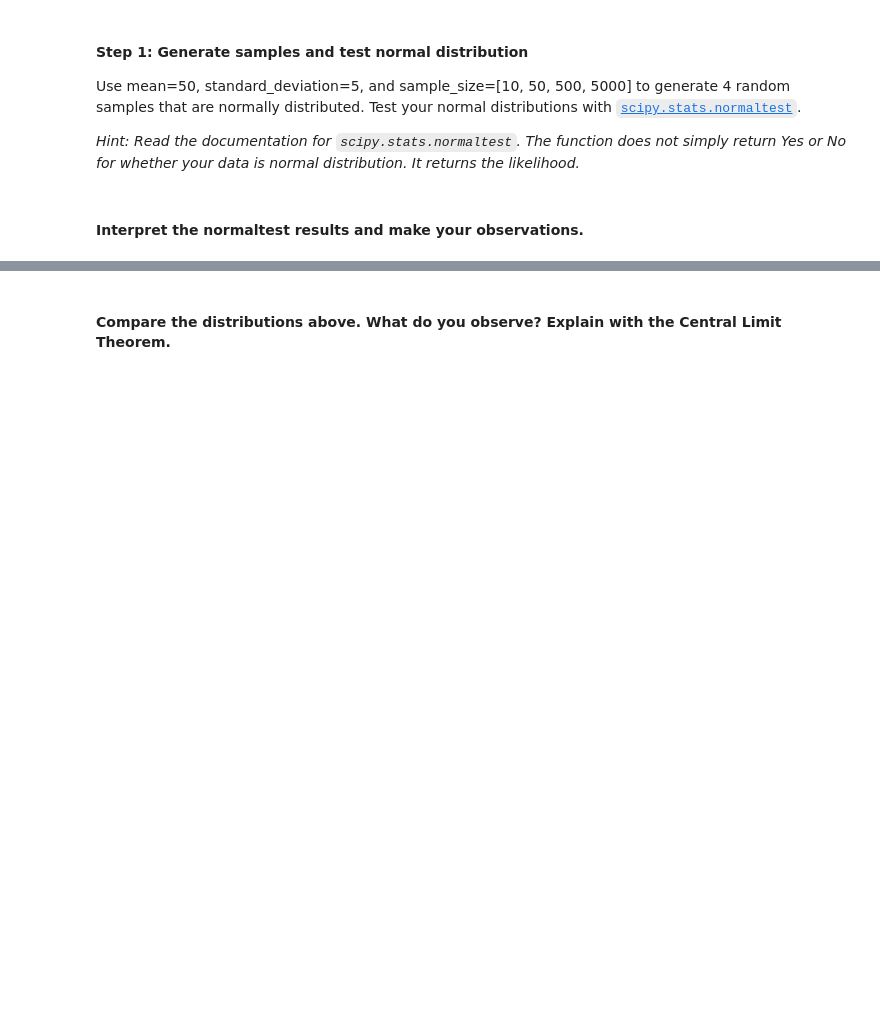
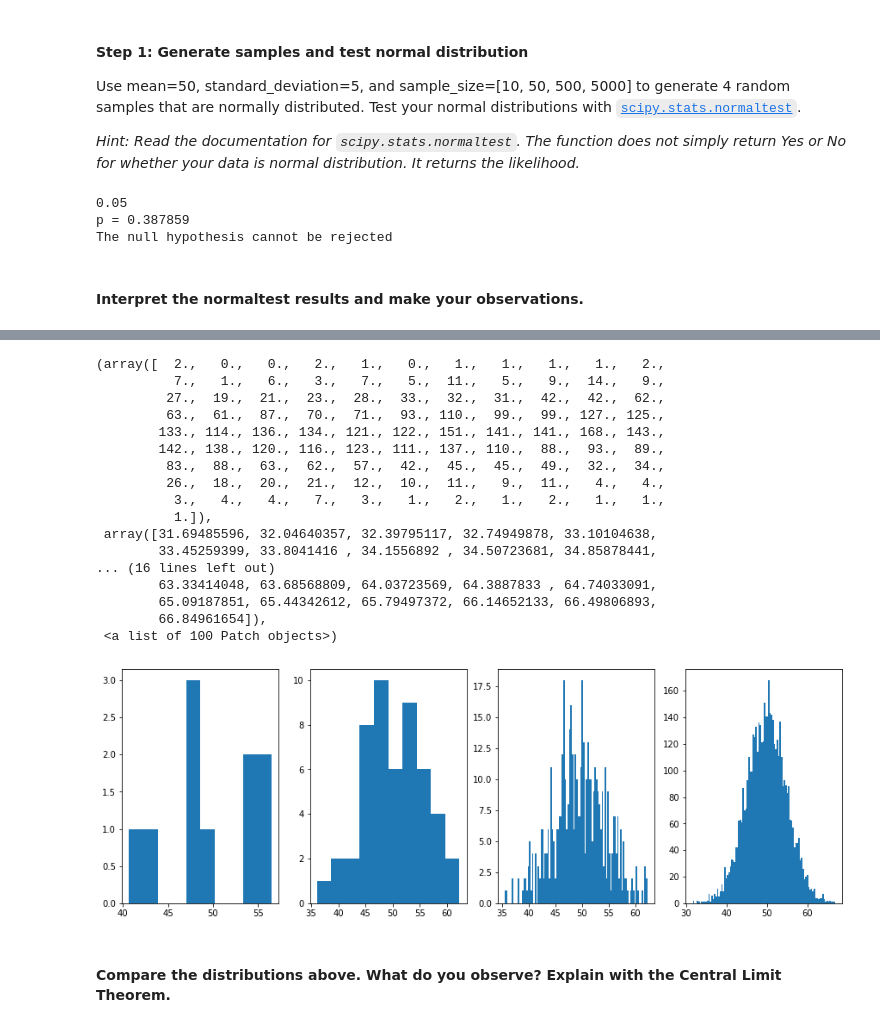
Before and after one commit to ironhack-datalabs/datamad0120, a Jupyter notebook: module-2/lab-probability-distribution/your_code/main.ipynb, the cells around one changed output, grey strips where cells are left out. Drawn from its saved outputs; the diff is of its cells as text; code cells hidden in the pictures; blank space fills up the shorter version.

```diff
--- a/module-2/lab-probability-distribution/your_code/main.ipynb
+++ b/module-2/lab-probability-distribution/your_code/main.ipynb
@@ -19,2 +22,23 @@ Use mean=50, standard_deviation=5, and sample_size=[10, 50, 500, 5000] to genera
+# %%
+from scipy import stats
+
+a = np.random.normal(size=10 , loc=50 , scale=5 )
+b = np.random.normal(size=50 , loc=50 , scale=5 )
+c = np.random.normal(size=500 , loc=50 , scale=5 )
+d = np.random.normal(size=5000 , loc=50 , scale=5 )
+x = np.concatenate((a, b,c,d))
+k2, p = stats.normaltest(x)
+alpha = 0.05
+print(alpha)
+print("p = {:g}".format(p))
+
+if p < alpha:  # null hypothesis: x comes from a normal distribution
+     print("The null hypothesis can be rejected")
+else:
+     print("The null hypothesis cannot be rejected")
+# %% [output]
+0.05
+p = 0.387859
+The null hypothesis cannot be rejected
 # %% [markdown]
 #### Interpret the normaltest results and make your observations.
@@ -36,2 +60,36 @@ Use matplotlib subplots to plot a histogram of each sample.
+# %%
+# Your code here
+
+plt.figure(figsize=(15,5))
+plt.subplot(1,4,1)
+plt.hist(a)
+
+plt.subplot(1,4,2)
+plt.hist(b)
+
+plt.subplot(1,4,3)
+plt.hist(c,bins=100)
+
+plt.subplot(1,4,4)
+plt.hist(d,bins=100)
+# %% [output]
+(array([  2.,   0.,   0.,   2.,   1.,   0.,   1.,   1.,   1.,   1.,   2.,
+          7.,   1.,   6.,   3.,   7.,   5.,  11.,   5.,   9.,  14.,   9.,
+         27.,  19.,  21.,  23.,  28.,  33.,  32.,  31.,  42.,  42.,  62.,
+         63.,  61.,  87.,  70.,  71.,  93., 110.,  99.,  99., 127., 125.,
+        133., 114., 136., 134., 121., 122., 151., 141., 141., 168., 143.,
+        142., 138., 120., 116., 123., 111., 137., 110.,  88.,  93.,  89.,
+         83.,  88.,  63.,  62.,  57.,  42.,  45.,  45.,  49.,  32.,  34.,
+         26.,  18.,  20.,  21.,  12.,  10.,  11.,   9.,  11.,   4.,   4.,
+          3.,   4.,   4.,   7.,   3.,   1.,   2.,   1.,   2.,   1.,   1.,
+          1.]),
+ array([31.69485596, 32.04640357, 32.39795117, 32.74949878, 33.10104638,
+        33.45259399, 33.8041416 , 34.1556892 , 34.50723681, 34.85878441,
+... (16 lines left out)
+        63.33414048, 63.68568809, 64.03723569, 64.3887833 , 64.74033091,
+        65.09187851, 65.44342612, 65.79497372, 66.14652133, 66.49806893,
+        66.84961654]),
+ <a list of 100 Patch objects>)
+[figure, added]
 # %% [markdown]
 #### Compare the distributions above. What do you observe? Explain with the Central Limit Theorem.
```
Also changed, not shown: parts of 24 cells of this notebook.
